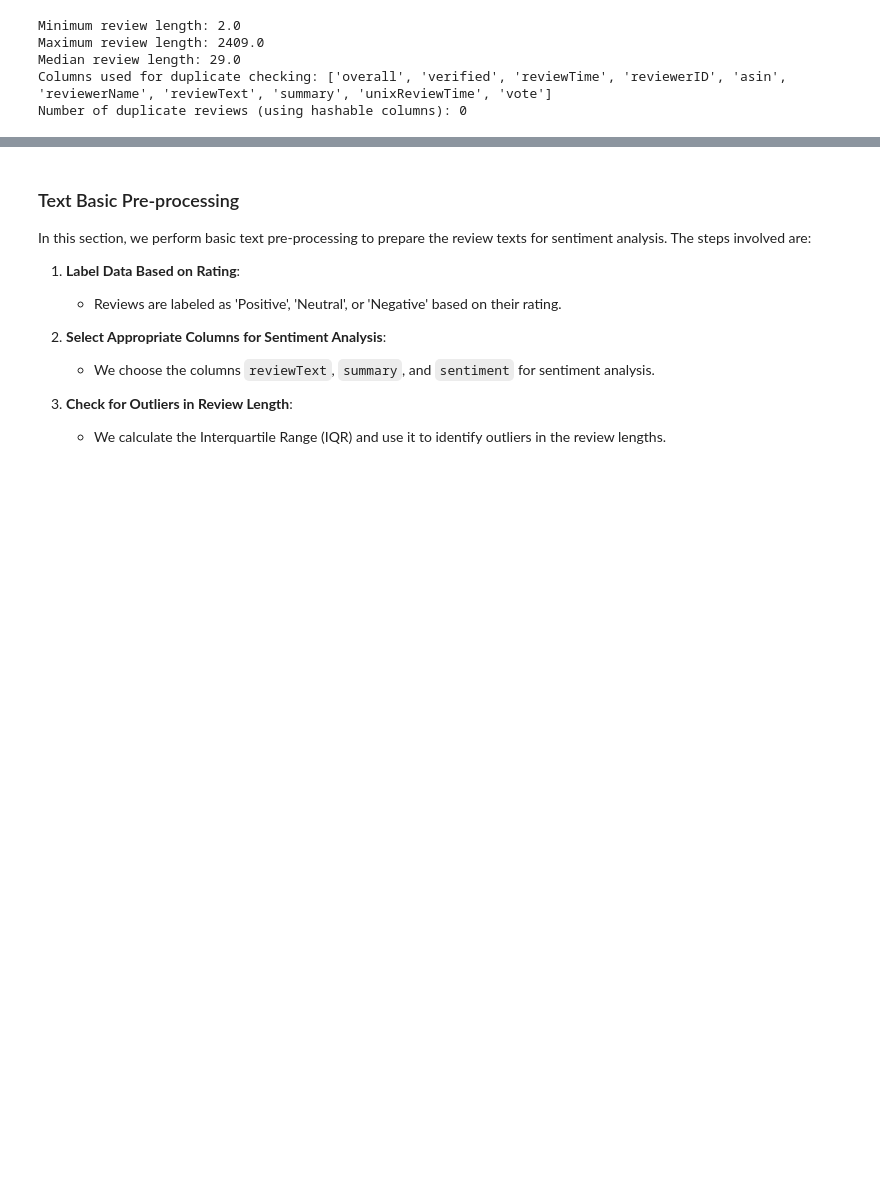
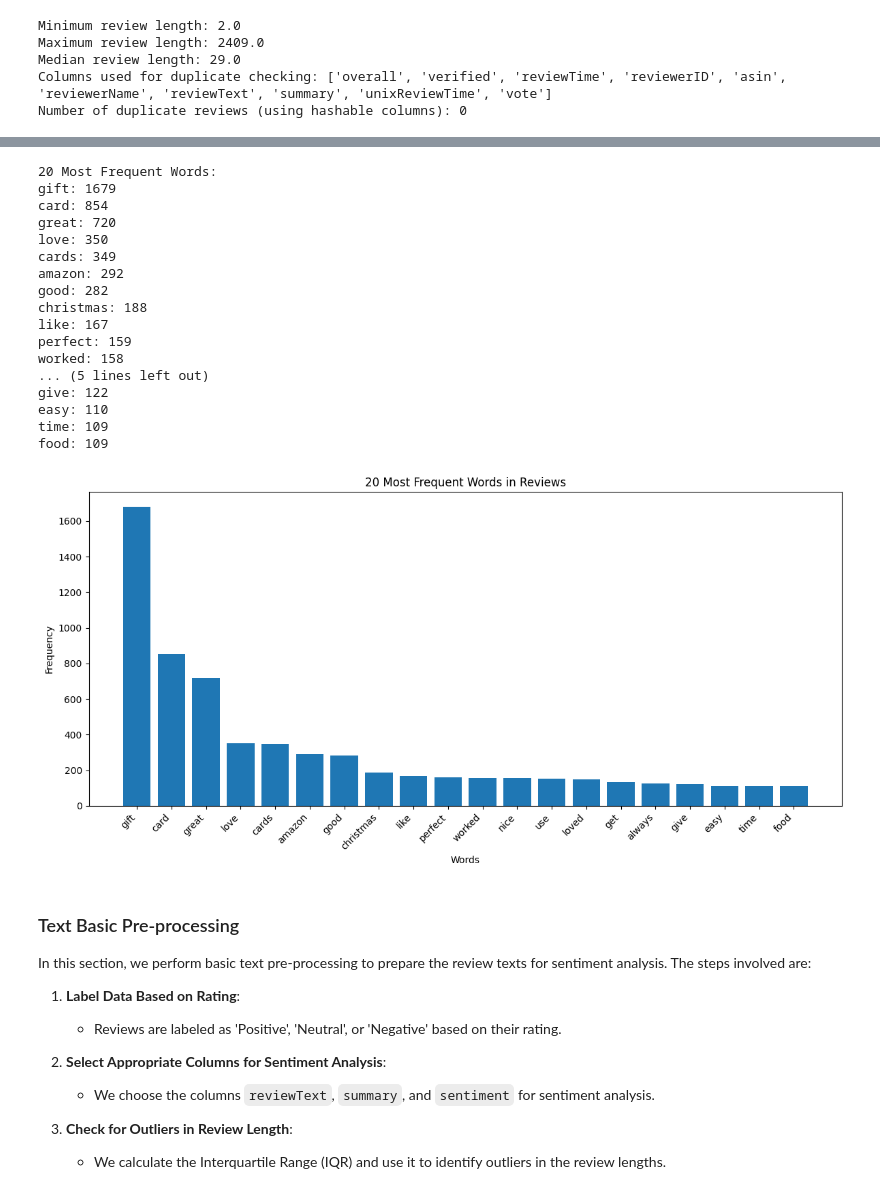
Before and after one commit to Timothy965/COMP262_GROUP5, a Jupyter notebook: COMP262_GROUPPROJECT.ipynb, the cells around one changed output, grey strips where cells are left out. Cells and saved outputs as stored; diff of their text form; code cells hidden in the pictures; blank space fills up the shorter version.

```diff
--- a/COMP262_GROUPPROJECT.ipynb
+++ b/COMP262_GROUPPROJECT.ipynb
@@ -115,3 +115,42 @@ Maximum review length: 2409.0
 Median review length: 29.0
 Columns used for duplicate checking: ['overall', 'verified', 'reviewTime', 'reviewerID', 'asin', 'reviewerName', 'reviewText', 'summary', 'unixReviewTime', 'vote']
 Number of duplicate reviews (using hashable columns): 0
+# %%
+def preprocess_text(text):
+    # Convert to lowercase
+    text = text.lower()
+    # Tokenize
+    tokens = word_tokenize(text)
+    # Remove stopwords and non-alphabetic tokens
+    stop_words = set(stopwords.words('english'))
+    tokens = [word for word in tokens if word.isalpha() and word not in stop_words]
+    return tokens
+
+# Combine all review texts
+all_text = ' '.join(df['reviewText'].dropna())
+
+# Preprocess the combined text
+words = preprocess_text(all_text)
+
+# Count word frequencies
+word_freq = Counter(words)
+
+# Get the 20 most common words
+most_common_words = word_freq.most_common(20)
+
+# Print the results
+print("20 Most Frequent Words:")
+for word, count in most_common_words:
+    print(f"{word}: {count}")
+
+# Visualize the results
+words, counts = zip(*most_common_words)
+plt.figure(figsize=(12, 6))
+plt.bar(words, counts)
+plt.title('20 Most Frequent Words in Reviews')
+plt.xlabel('Words')
+plt.ylabel('Frequency')
+plt.xticks(rotation=45, ha='right')
+plt.tight_layout()
+plt.show()
+# %% [output]
@@ -118,3 +161,21 @@ Number of duplicate reviews (using hashable columns): 0
+20 Most Frequent Words:
+gift: 1679
+card: 854
+great: 720
+love: 350
+cards: 349
+amazon: 292
+good: 282
+christmas: 188
+like: 167
+perfect: 159
+worked: 158
+... (5 lines left out)
+give: 122
+easy: 110
+time: 109
+food: 109
+[figure, added]
 # %% [markdown]
 ### Text Basic Pre-processing
 
```
Also changed, not shown: parts of 1 cell of this notebook.
